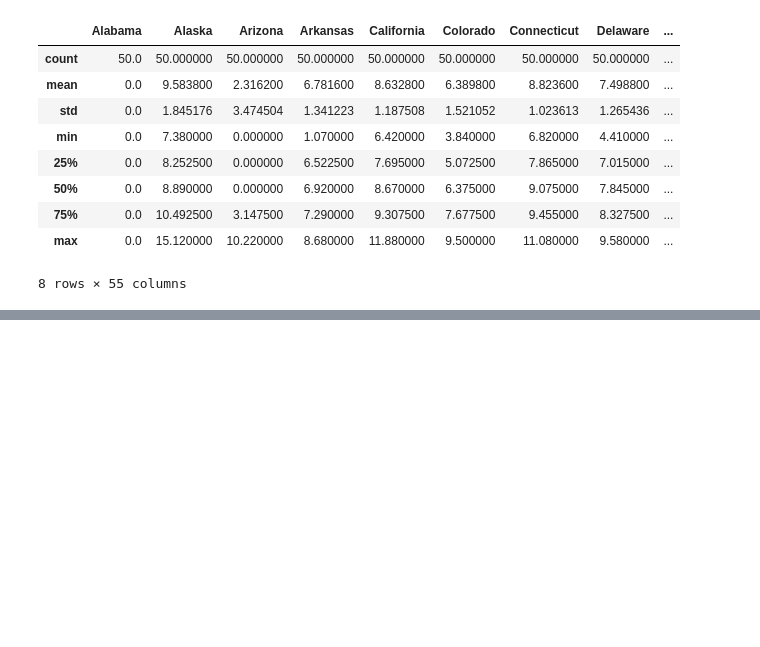
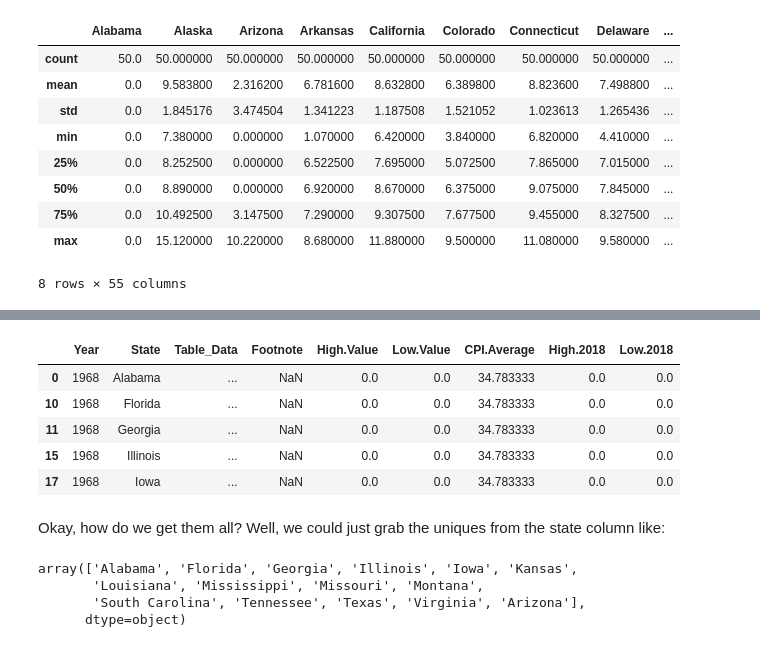
Before and after one commit to illumi91/Groupby_practice, a Jupyter notebook: Groupby on min wage dataset.ipynb, the cells around one changed output, grey strips where cells are left out. Drawn from its saved outputs; the diff is of its cells as text; code cells hidden in the pictures; blank space fills up the shorter version.

Commit message:
data preprocessing

```diff
--- a/Groupby on min wage dataset.ipynb
+++ b/Groupby on min wage dataset.ipynb
@@ -65,0 +92,19 @@ act_min_wage.describe()
+# %%
+issue_df = df[df['Low.2018']==0]
+issue_df.head()
+# %% [output]
+|  | Year | State | Table_Data | Footnote | High.Value | Low.Value | CPI.Average | High.2018 | Low.2018 |
+| 0 | 1968 | Alabama | ... | NaN | 0.0 | 0.0 | 34.783333 | 0.0 | 0.0 |
+| 10 | 1968 | Florida | ... | NaN | 0.0 | 0.0 | 34.783333 | 0.0 | 0.0 |
+| 11 | 1968 | Georgia | ... | NaN | 0.0 | 0.0 | 34.783333 | 0.0 | 0.0 |
+| 15 | 1968 | Illinois | ... | NaN | 0.0 | 0.0 | 34.783333 | 0.0 | 0.0 |
+| 17 | 1968 | Iowa | ... | NaN | 0.0 | 0.0 | 34.783333 | 0.0 | 0.0 |
+# %% [markdown]
+Okay, how do we get them all? Well, we could just grab the uniques from the state column like:
+# %%
+issue_df['State'].unique()
+# %% [output]
+array(['Alabama', 'Florida', 'Georgia', 'Illinois', 'Iowa', 'Kansas',
+       'Louisiana', 'Mississippi', 'Missouri', 'Montana',
+       'South Carolina', 'Tennessee', 'Texas', 'Virginia', 'Arizona'],
+      dtype=object)
```
Also changed, not shown: parts of 17 cells of this notebook.
